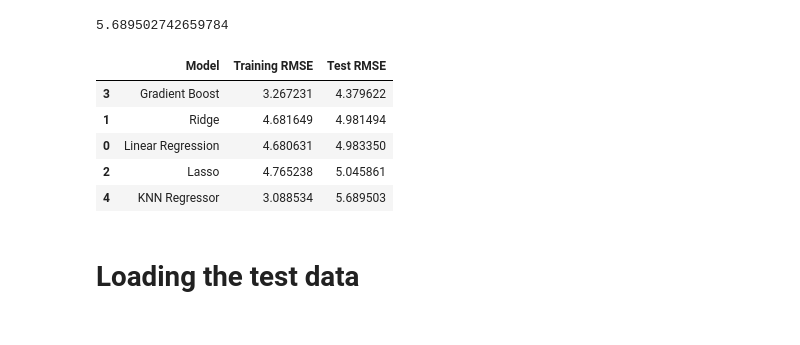
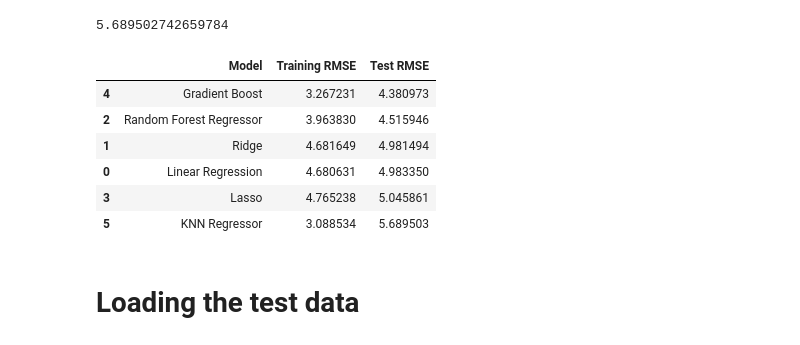
Before and after one commit to Mridul97/Machine-Learning-Assignment, a Jupyter notebook: problem_2/Problem - 2 Mridul Aggarwal .ipynb, the cells around one changed output. Cells and saved outputs as stored; diff of their text form; code cells hidden in the pictures.

```diff
--- a/problem_2/Problem - 2 Mridul Aggarwal .ipynb
+++ b/problem_2/Problem - 2 Mridul Aggarwal .ipynb
@@ -183,0 +189,11 @@ print(np.sqrt(metrics.mean_squared_error(y_test, y_pred)))
+# %%
+rf = GridSearchCV(
+        estimator=RandomForestRegressor(),
+        param_grid={
+            'max_depth': range(3,7),
+            'n_estimators': (10, 50, 100, 1000),
+        },
+        cv=5, scoring='neg_mean_squared_error', verbose=0, n_jobs=-1)
+
+rf_result = rf.fit(X_train, y_train)
+best_params = rf_result.best_params_
@@ -207,18 +228,19 @@ print(np.sqrt(metrics.mean_squared_error(y_test, y_pred)))
 5.689502742659784
 # %%
 models = pd.DataFrame({
-    'Model': ['Linear Regression', 'Ridge', 'Lasso','Gradient Boost','KNN Regressor'],
-    'Training RMSE': [ np.sqrt(metrics.mean_squared_error(y_train, linreg.predict(X_train))), np.sqrt(metrics.mean_squared_error(y_train, ridge.predict(X_train))), np.sqrt(metrics.mean_squared_error(y_train, lasso.predict(X_train))), np.sqrt(metrics.mean_squared_error(y_train, gbreg.predict(X_train))), np.sqrt(metrics.mean_squared_error(y_train, neigh.predict(X_train)))],
-    'Test RMSE': [ np.sqrt(metrics.mean_squared_error(y_test, linreg.predict(X_test))), np.sqrt(metrics.mean_squared_error(y_test, ridge.predict(X_test))), np.sqrt(metrics.mean_squared_error(y_test, lasso.predict(X_test))), np.sqrt(metrics.mean_squared_error(y_test, gbreg.predict(X_test))), np.sqrt(metrics.mean_squared_error(y_test, neigh.predict(X_test)))]
+    'Model': ['Linear Regression', 'Ridge','Random Forest Regressor', 'Lasso','Gradient Boost','KNN Regressor'],
+    'Training RMSE': [ np.sqrt(metrics.mean_squared_error(y_train, linreg.predict(X_train))), np.sqrt(metrics.mean_squared_error(y_train, ridge.predict(X_train))), np.sqrt(metrics.mean_squared_error(y_train, rf.predict(X_train))), np.sqrt(metrics.mean_squared_error(y_train, lasso.predict(X_train))), np.sqrt(metrics.mean_squared_error(y_train, gbreg.predict(X_train))), np.sqrt(metrics.mean_squared_error(y_train, neigh.predict(X_train)))],
+    'Test RMSE': [ np.sqrt(metrics.mean_squared_error(y_test, linreg.predict(X_test))), np.sqrt(metrics.mean_squared_error(y_test, ridge.predict(X_test))), np.sqrt(metrics.mean_squared_error(y_test, rf.predict(X_test))), np.sqrt(metrics.mean_squared_error(y_test, lasso.predict(X_test))), np.sqrt(metrics.mean_squared_error(y_test, gbreg.predict(X_test))), np.sqrt(metrics.mean_squared_error(y_test, neigh.predict(X_test)))]
     })
 models.sort_values(by='Test RMSE')
 # %% [output]
 |  | Model | Training RMSE | Test RMSE |
-| 3 | Gradient Boost | 3.267231 | 4.379622 |
+| 4 | Gradient Boost | 3.267231 | 4.380973 |
+| 2 | Random Forest Regressor | 3.963830 | 4.515946 |
 | 1 | Ridge | 4.681649 | 4.981494 |
 | 0 | Linear Regression | 4.680631 | 4.983350 |
-| 2 | Lasso | 4.765238 | 5.045861 |
-| 4 | KNN Regressor | 3.088534 | 5.689503 |
+| 3 | Lasso | 4.765238 | 5.045861 |
+| 5 | KNN Regressor | 3.088534 | 5.689503 |
 # %% [markdown]
 # Loading the test data
 # %%
```
Also changed, not shown: parts of 4 cells of this notebook, 1 other file.
